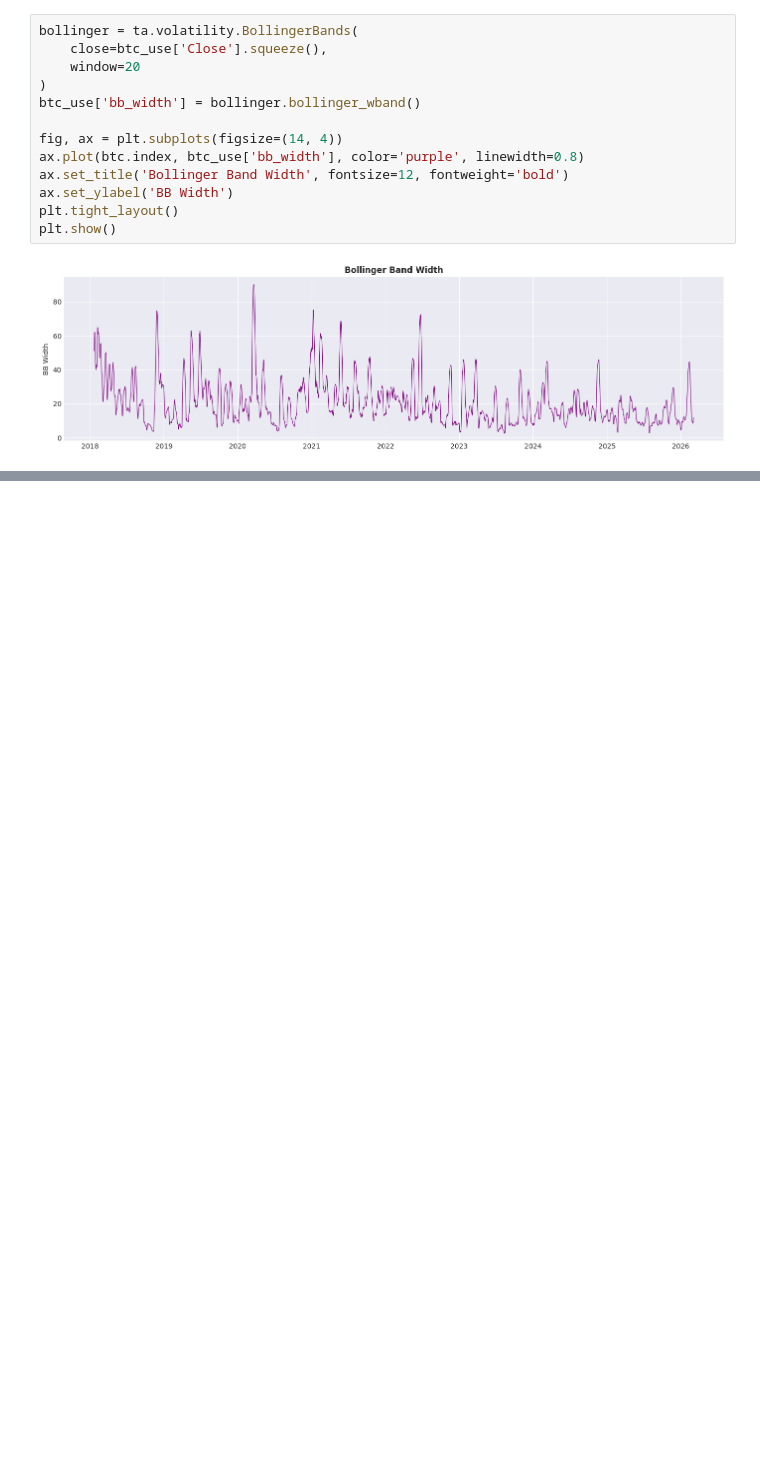
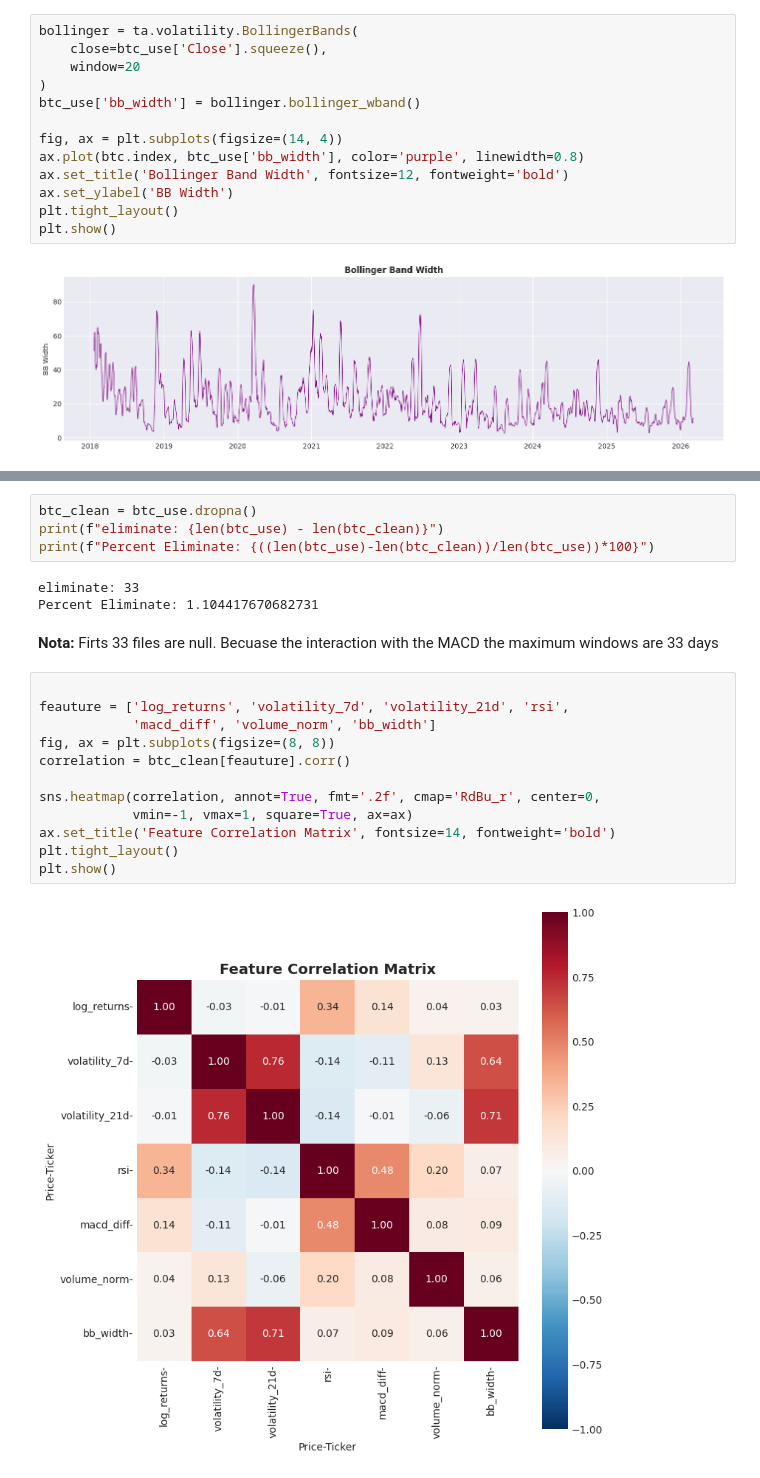
Before and after one commit to Sebasduarte14/crypto-market-regime-detection, a Jupyter notebook: notebooks/01_data_acquisition.ipynb, the cells around one changed output, grey strips where cells are left out. Cells and saved outputs as stored; diff of their text form; blank space fills up the shorter version.

Commit message:
Notebook 01 complete: EDA + 6 features + correlation analysis

```diff
--- a/notebooks/01_data_acquisition.ipynb
+++ b/notebooks/01_data_acquisition.ipynb
@@ -223,0 +270,23 @@ plt.show()
+# %%
+btc_clean = btc_use.dropna()
+print(f"eliminate: {len(btc_use) - len(btc_clean)}")
+print(f"Percent Eliminate: {((len(btc_use)-len(btc_clean))/len(btc_use))*100}")
+# %% [output]
+eliminate: 33
+Percent Eliminate: 1.104417670682731
+# %% [markdown]
+**Nota:** Firts 33 files are null. Becuase the interaction with the MACD the maximum windows are 33 days
+# %%
+
+feauture = ['log_returns', 'volatility_7d', 'volatility_21d', 'rsi',
+            'macd_diff', 'volume_norm', 'bb_width']
+fig, ax = plt.subplots(figsize=(8, 8))
+correlation = btc_clean[feauture].corr()
+
+sns.heatmap(correlation, annot=True, fmt='.2f', cmap='RdBu_r', center=0,
+            vmin=-1, vmax=1, square=True, ax=ax)
+ax.set_title('Feature Correlation Matrix', fontsize=14, fontweight='bold')
+plt.tight_layout()
+plt.show()
+# %% [output]
+[figure, added]
```
Also changed, not shown: parts of 9 cells of this notebook, 1 other file.
